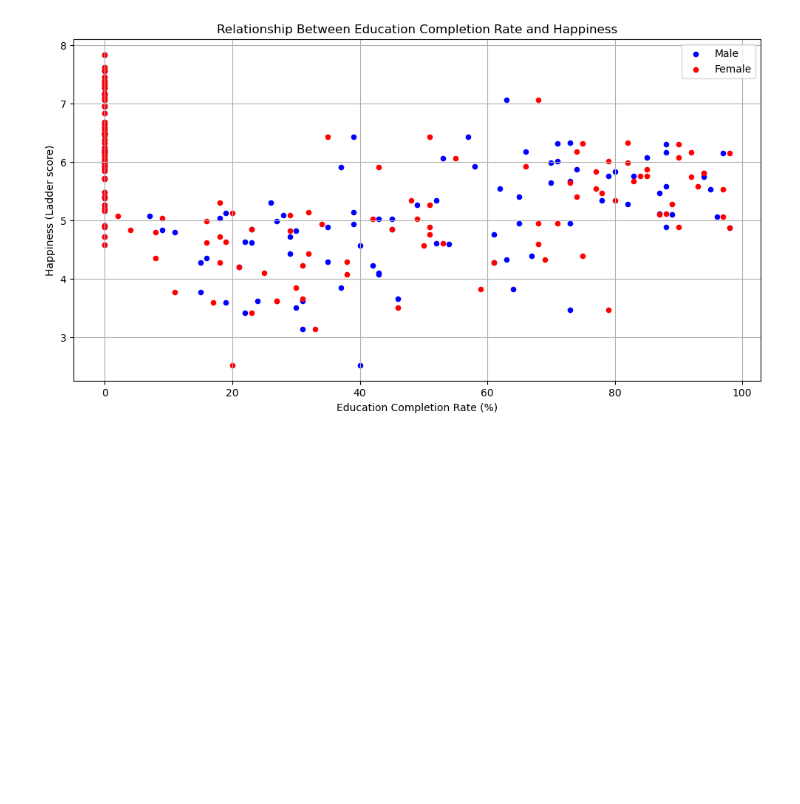
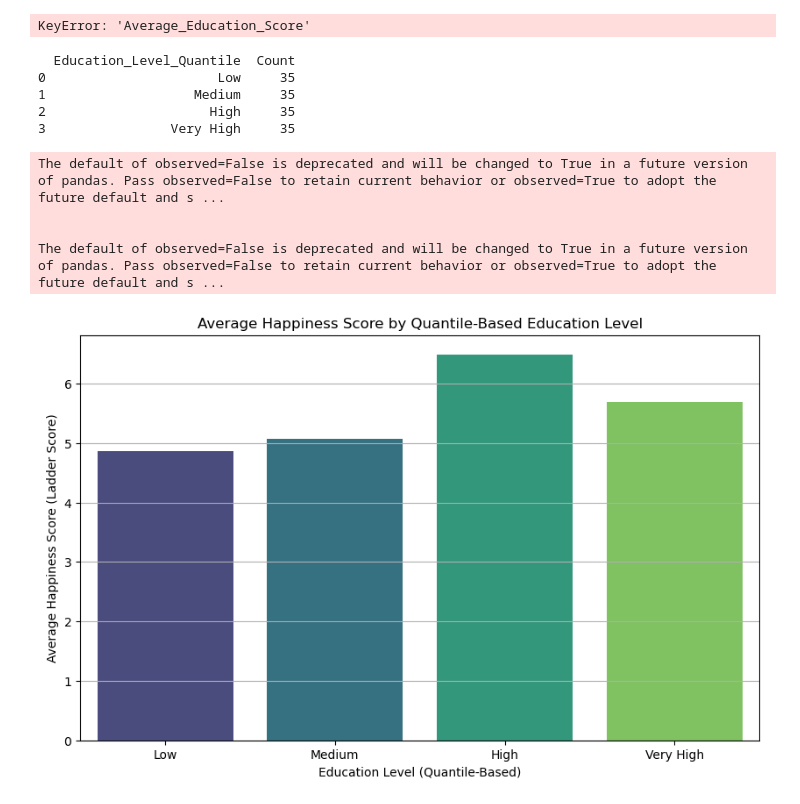
Before and after one commit to JacobHalewijn/infovis, a Jupyter notebook: draft_S.ipynb, the cells around one changed output. Drawn from its saved outputs; the diff is of its cells as text; code cells hidden in the pictures; blank space fills up the shorter version.

Commit message:
nieuwe plots

```diff
--- a/draft_S.ipynb
+++ b/draft_S.ipynb
@@ -8,17 +8,56 @@ import seaborn as sns
 file_path = 'filtered_global_education_world_happiness_average.csv'
 df = pd.read_csv(file_path)
-# %%
-
-# Filter out zero values in completion rates
-df_filtered = df[(df['Average_Completion_Rate_Male'] > 0) & (df['Average_Completion_Rate_Female'] > 0)]
-
-# Scatter plot for Relationship Between Education Levels and Happiness
-ax = df.plot.scatter(x='Average_Completion_Rate_Male', y='Ladder score', color='Blue', label='Male', figsize=(12, 6))
-df.plot.scatter(x='Average_Completion_Rate_Female', y='Ladder score', color='Red', label='Female', ax=ax)
-ax.set_title('Relationship Between Education Completion Rate and Happiness')
-ax.set_xlabel('Education Completion Rate (%)')
-ax.set_ylabel('Happiness (Ladder score)')
-plt.grid(True)
-plt.show()
-# %% [output]
-[figure, removed]
+# %%
+# Filter out entries with 0 values in the average education score
+filtered_data = df[df['Average_Education_Score'] != 0]
+
+# Create the scatter plot with a regression line
+plt.figure(figsize=(10, 6))
+sns.regplot(data=filtered_data, x='Average_Education_Score', y='Ladder score', scatter_kws={'alpha': 0.6})
+plt.title('Relationship Between Average Education Score and Happiness')
+plt.xlabel('Average Education Score')
+plt.ylabel('Happiness (Ladder Score)')
+plt.grid(True)
+
+# Calculate Pearson correlation coefficient and p-value
+r, p_value = pearsonr(filtered_data['Average_Education_Score'], filtered_data['Ladder score'])
+print(f'Pearson correlation between Average Education Score and Happiness: r = {r:.2f}, p-value = {p_value:.2e}')
+
+plt.show()
+# %% [output]
+KeyError: 'Average_Education_Score'
+# %%
+
+
+# Define quantile-based categories for the average education score
+df['Education_Level_Quantile'] = pd.qcut(df['Average_Education_Score'], q=4, labels=['Low', 'Medium', 'High', 'Very High'])
+
+# Calculate the average happiness score for each quantile-based category
+avg_happiness_by_quantile = df.groupby('Education_Level_Quantile')['Ladder score'].mean().reset_index()
+
+# Calculate the count of countries in each quantile-based category
+count_by_quantile = df['Education_Level_Quantile'].value_counts().reset_index()
+count_by_quantile.columns = ['Education_Level_Quantile', 'Count']
+
+# Display the count of countries in each quantile-based category
+print(count_by_quantile)
+
+# Create the bar chart for quantile-based categories
+plt.figure(figsize=(10, 6))
+sns.barplot(x=avg_happiness_by_quantile['Education_Level_Quantile'], y=avg_happiness_by_quantile['Ladder score'], palette='viridis')
+plt.title('Average Happiness Score by Quantile-Based Education Level')
+plt.xlabel('Education Level (Quantile-Based)')
+plt.ylabel('Average Happiness Score (Ladder Score)')
+plt.grid(axis='y')
+plt.show()
+# %% [output]
+  Education_Level_Quantile  Count
+0                      Low     35
+1                   Medium     35
+2                     High     35
+3                Very High     35
+The default of observed=False is deprecated and will be changed to True in a future version of pandas. Pass observed=False to retain current behavior or observed=True to adopt the future default and s ...
+
+
+The default of observed=False is deprecated and will be changed to True in a future version of pandas. Pass observed=False to retain current behavior or observed=True to adopt the future default and s ...
+[figure, added]
```
Also changed, not shown: parts of 4 cells of this notebook.
